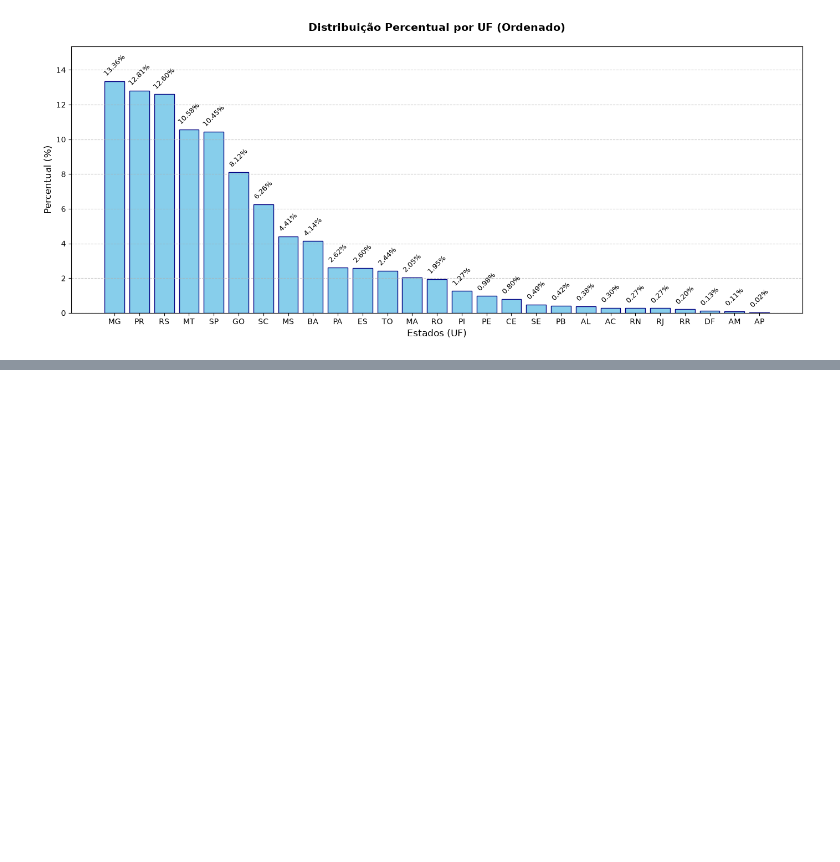
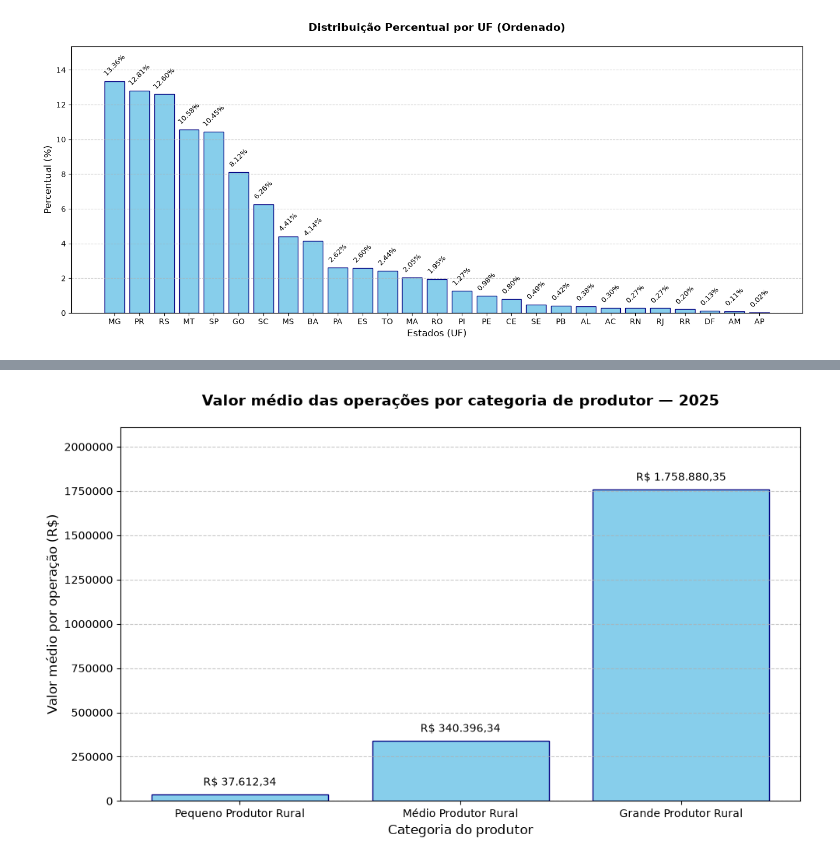
Before and after one commit to Douglllasms/projeto-final-ds-py-004, a Jupyter notebook: analise_explicada.ipynb, the cells around one changed output, grey strips where cells are left out. Cells and saved outputs as stored; diff of their text form; code cells hidden in the pictures; blank space fills up the shorter version.

```diff
--- a/analise_explicada.ipynb
+++ b/analise_explicada.ipynb
@@ -975,0 +1105,33 @@ plt.show()
+# %%
+dados_grafico = resumo_categoria["valor_medio"].dropna()
+if dados_grafico.empty:
+    raise ValueError("Nenhuma das três categorias possui operações para comparar.")
+
+plt.figure(figsize=(10, 6))
+barras = plt.bar(
+    dados_grafico.index,
+    dados_grafico.values,
+    color="skyblue",
+    edgecolor="navy"
+)
+
+for barra in barras:
+    altura = barra.get_height()
+    plt.text(
+        barra.get_x() + barra.get_width() / 2,
+        altura + dados_grafico.max() * 0.02,
+        moeda_brasileira(altura),
+        ha="center", va="bottom", fontsize=10
+    )
+
+plt.title("Valor médio das operações por categoria de produtor — 2025",
+          fontsize=14, fontweight="bold", pad=20)
+plt.xlabel("Categoria do produtor", fontsize=12)
+plt.ylabel("Valor médio por operação (R$)", fontsize=12)
+plt.ticklabel_format(axis="y", style="plain")
+plt.grid(axis="y", linestyle="--", alpha=0.7)
+plt.ylim(0, dados_grafico.max() * 1.20)
+plt.tight_layout()
+plt.show()
+# %% [output]
+[figure, added]
```
Also changed, not shown: parts of 9 cells of this notebook.
